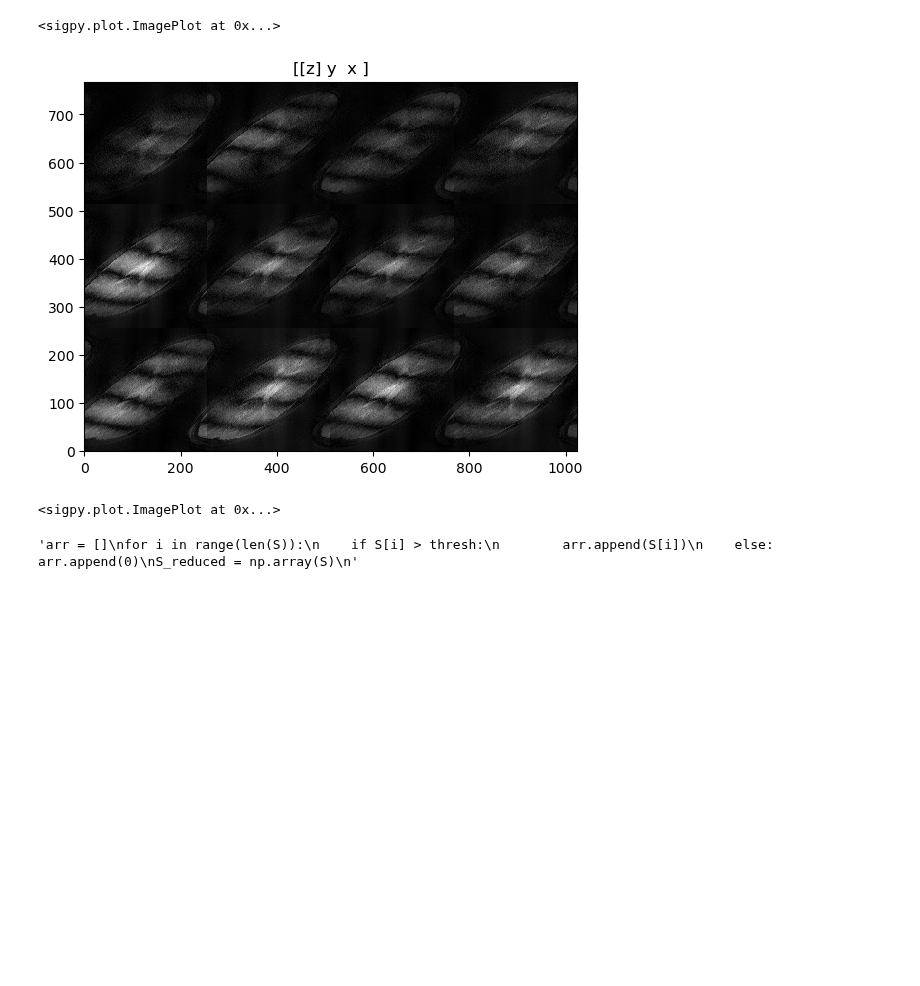
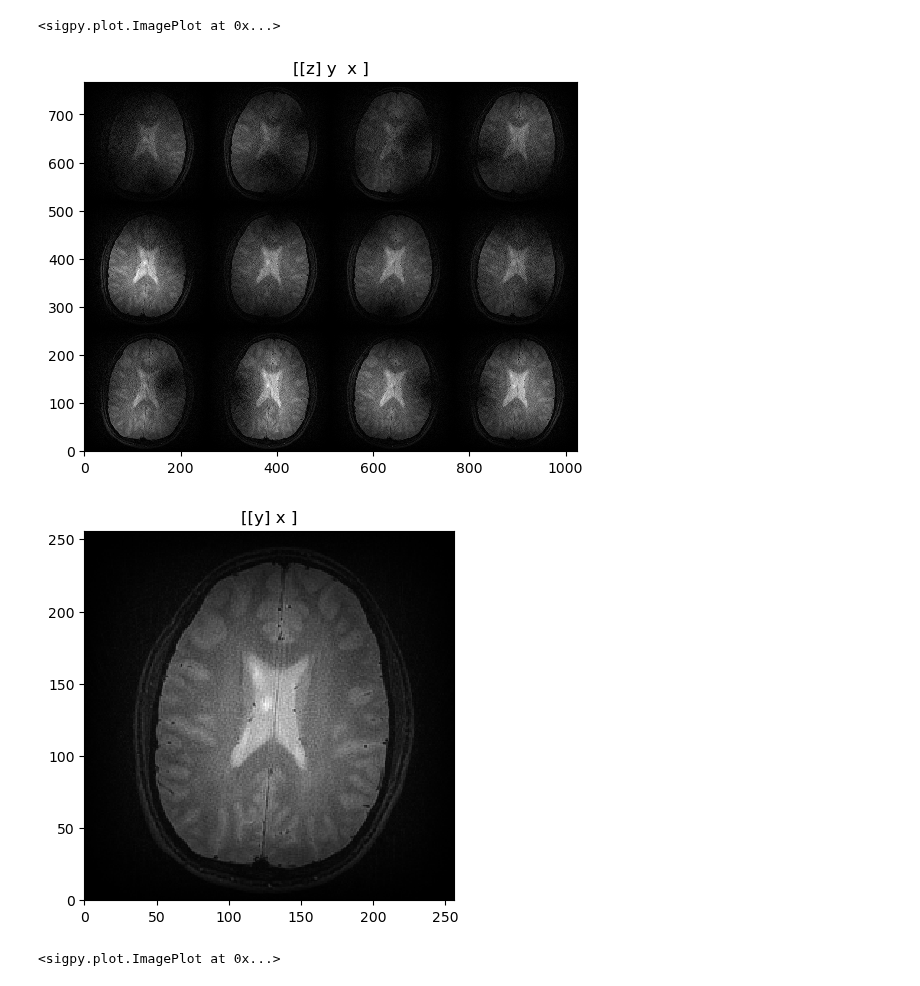
Before and after one commit to aymmulla/MSc-Project-ZTE, a Jupyter notebook: Zimu's Algorith/Function_Tests/svd.ipynb, the cells around one changed output. Drawn from its saved outputs; the diff is of its cells as text; code cells hidden in the pictures; blank space fills up the shorter version.

```diff
--- a/Zimu's Algorith/Function_Tests/svd.ipynb
+++ b/Zimu's Algorith/Function_Tests/svd.ipynb
@@ -13,12 +19,12 @@ coord = np.load(r"/Users/ayman/Library/CloudStorage/OneDrive-King'sCollegeLondon
 import aymansigmri as asm
 # %%
-zte_radial_kspace, zte_radial_coords = asm.generate_zte_data_OLD(ksp=ksp, coord=coord, n_missing=1, undersampling_factor=1)
+zte_radial_kspace, zte_radial_coords = asm.generate_zte_data_OLD(ksp=ksp, coord=coord, n_missing=0, undersampling_factor=1)
 
 kspace_cart_coils = asm.gridding_operator(kspace_data=zte_radial_kspace, coord=zte_radial_coords)
 
 data, n_coils, N_x, N_y = asm.hankel(kspace_cart_coils, w=5)
 
-kspace_posthankel = asm.hankel_H(data_matrix=data, n_coils=12, Nx=256, Ny = 256, w=5)
+kspace_posthankel = asm.hankel_H(data_matrix=data, n_coils=12, Nx=kspace_cart_coils.shape[1], Ny = kspace_cart_coils.shape[1], w=5)
 # %%
 dcf = (zte_radial_coords[...,0]**2 + zte_radial_coords[...,1]**2)**0.5
 zte_missing_im_grid = sp.nufft_adjoint(zte_radial_kspace* dcf, zte_radial_coords)
@@ -29,22 +35,16 @@ pl.ImagePlot(img_rss, title='test')
 [figure]
 <sigpy.plot.ImagePlot at 0x...>
 # %%
-pl.ImagePlot(sp.ifft(kspace_posthankel), z=0)
+im_grid = sp.ifft(kspace_posthankel)
+pl.ImagePlot(im_grid, z=0)
+im_rss_posthankel_grid = np.sum(np.abs(im_grid)**2, axis=0)**0.5
+pl.ImagePlot(im_rss_posthankel_grid)
 # %% [output]
-[figure, old version]
+[figure, new version]
+[figure, added]
 <sigpy.plot.ImagePlot at 0x...>
 # %%
 U, S, Vh = np.linalg.svd(data, full_matrices=False)
-# %%
-'''arr = []
-for i in range(len(S)):
-    if S[i] > thresh:
-        arr.append(S[i])
-    else: arr.append(0)
-S_reduced = np.array(S)
-'''
-# %% [output]
-'arr = []\nfor i in range(len(S)):\n    if S[i] > thresh:\n        arr.append(S[i])\n    else: arr.append(0)\nS_reduced = np.array(S)\n'
 # %%
 def lower_rank(Sigma, zero_thresh = 0.015):
     max_val = np.max(Sigma)
```
Also changed, not shown: parts of 2 cells of this notebook, 4 other files.
